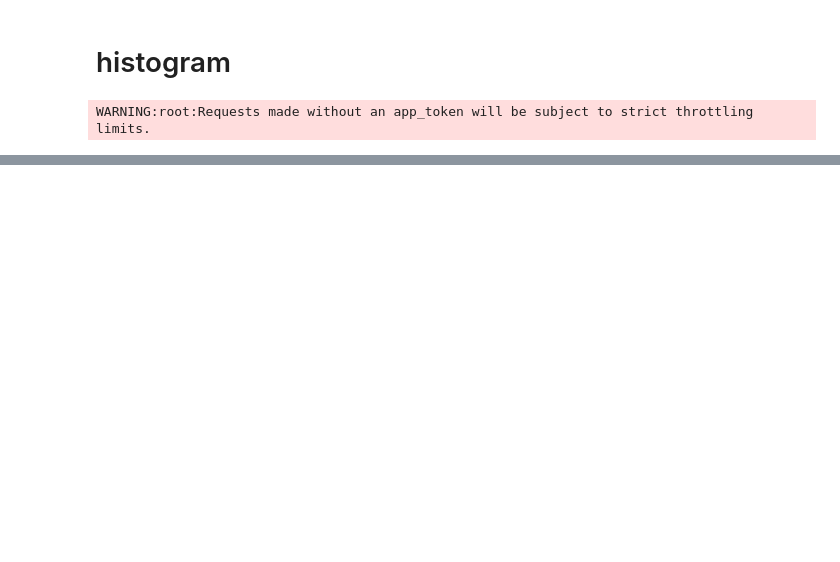
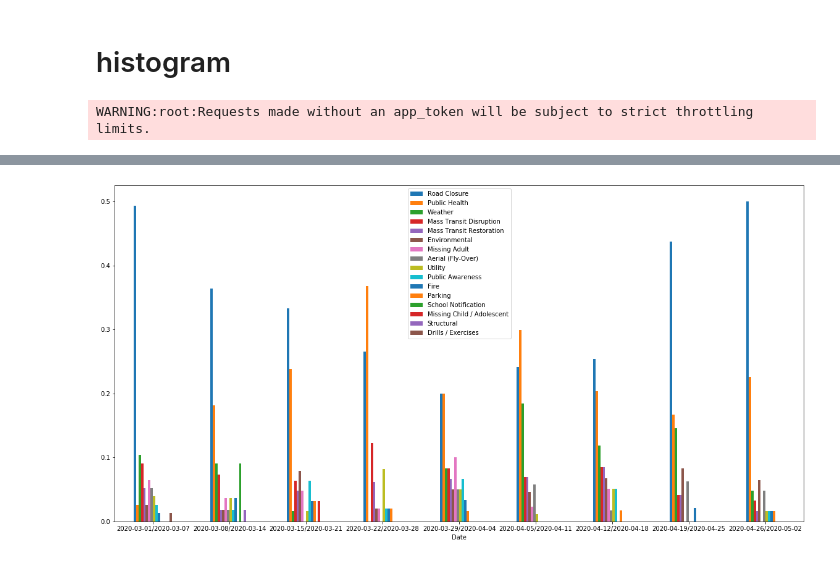
Before and after one commit to zhangxuebinhhh/NYC-Covid-Analysis, a Jupyter notebook: Data_Analysis/histogram.ipynb, the cells around one changed output, grey strips where cells are left out. Saved outputs shown, nothing was run; the diff lists cells and outputs as text; code cells hidden in the pictures; blank space fills up the shorter version.

```diff
--- a/Data_Analysis/histogram.ipynb
+++ b/Data_Analysis/histogram.ipynb
@@ -72,0 +96,5 @@ week = int((datetime.strptime(date_max, '%Y-%m-%d') - datetime.strptime(ds, '%Y-
+# %%
+res_his = pd.DataFrame(columns=('Road Closure','Public Health','Weather','Mass Transit Disruption','Mass Transit Restoration','Environmental','Missing Adult','Aerial (Fly-Over)','Utility','Public Awareness','Fire','Parking','School Notification','Missing Child / Adolescent','Structural','Drills / Exercises'))
+res_sum=result.sum(axis=1)
+# result['Col_sum'] = result.apply(lambda x: x.sum(), axis=1)
+res_sum
@@ -72,0 +113,2 @@ week = int((datetime.strptime(date_max, '%Y-%m-%d') - datetime.strptime(ds, '%Y-
+# %%
+result = result.div(res_sum, axis='rows')
@@ -73 +129,5 @@ week = int((datetime.strptime(date_max, '%Y-%m-%d') - datetime.strptime(ds, '%Y-
+# %%
+axes = result.plot.bar(rot = 0, figsize=(20,10))
+# %% [output]
+[figure, added]
 # %%
```
Also changed, not shown: parts of 9 cells of this notebook, 1 other file.
